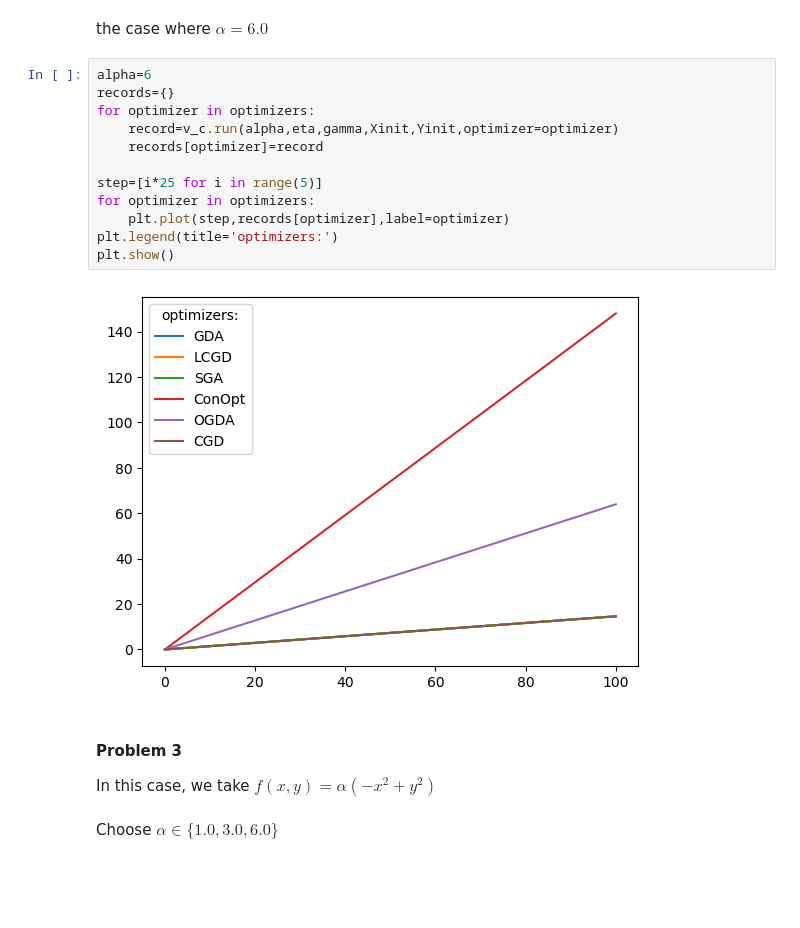
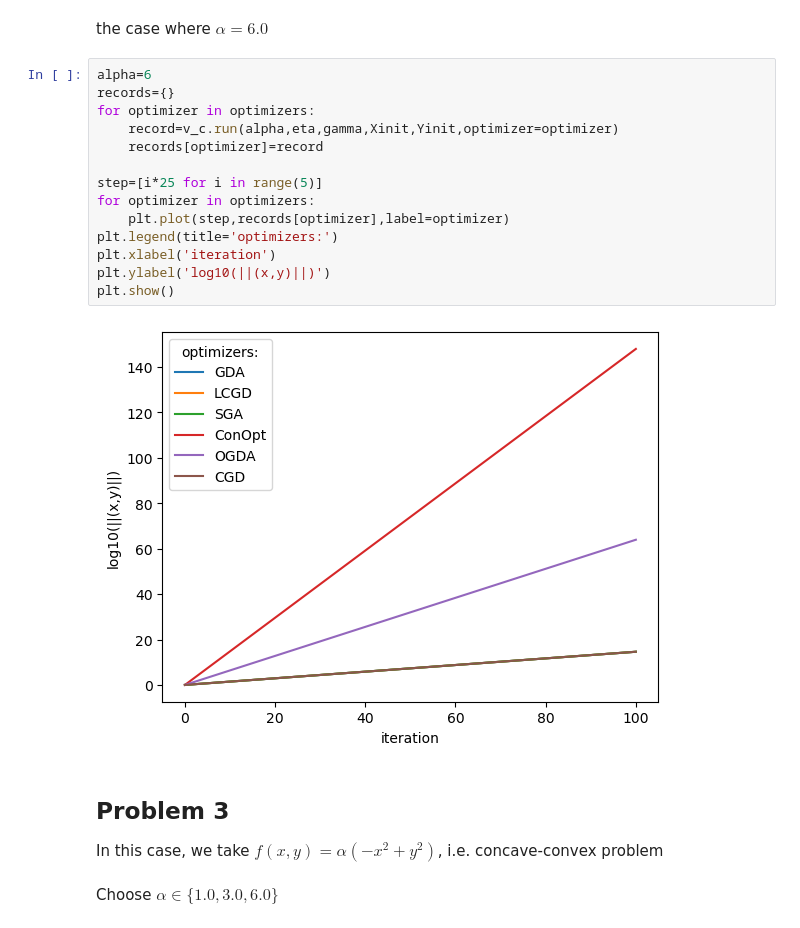
Before and after one commit to gabrieledangeli/OptML_miniproject_FGY, a Jupyter notebook: PART 1/main.ipynb, the cells around one changed output. Saved outputs shown, nothing was run; the diff lists cells and outputs as text; blank space fills up the shorter version.

```diff
--- a/PART 1/main.ipynb
+++ b/PART 1/main.ipynb
@@ -220,20 +224,22 @@ the case where $\alpha = 6.0$
 # %%
 alpha=6
 records={}
 for optimizer in optimizers:
     record=v_c.run(alpha,eta,gamma,Xinit,Yinit,optimizer=optimizer)
     records[optimizer]=record
 
 step=[i*25 for i in range(5)]
 for optimizer in optimizers:
     plt.plot(step,records[optimizer],label=optimizer)
 plt.legend(title='optimizers:')
+plt.xlabel('iteration')
+plt.ylabel('log10(||(x,y)||)')
 plt.show()
 # %% [output]
-[figure, old version]
+[figure, new version]
 # %% [markdown]
-#### **Problem  3**
-In this case, we take $f(x,y)= \alpha(-x^2+y^2)$
+## **Problem  3**
+In this case, we take $f(x,y)= \alpha(-x^2+y^2)$, i.e. concave-convex problem
 # %% [markdown]
 Choose $\alpha \in \{ 1.0, 3.0, 6.0 \}$
 # %%
```
Also changed, not shown: parts of 7 cells of this notebook, 5 other files.
